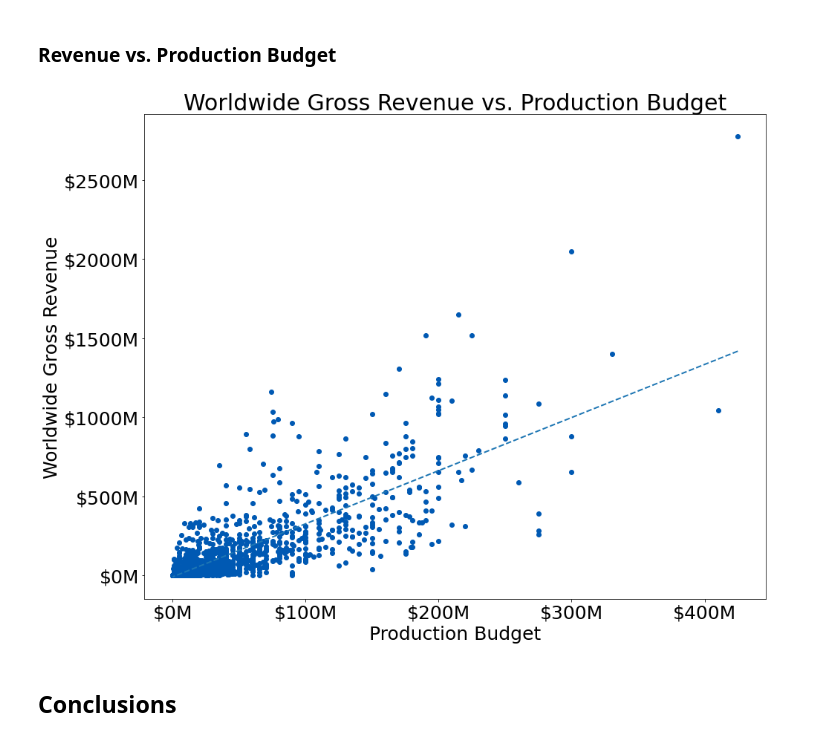
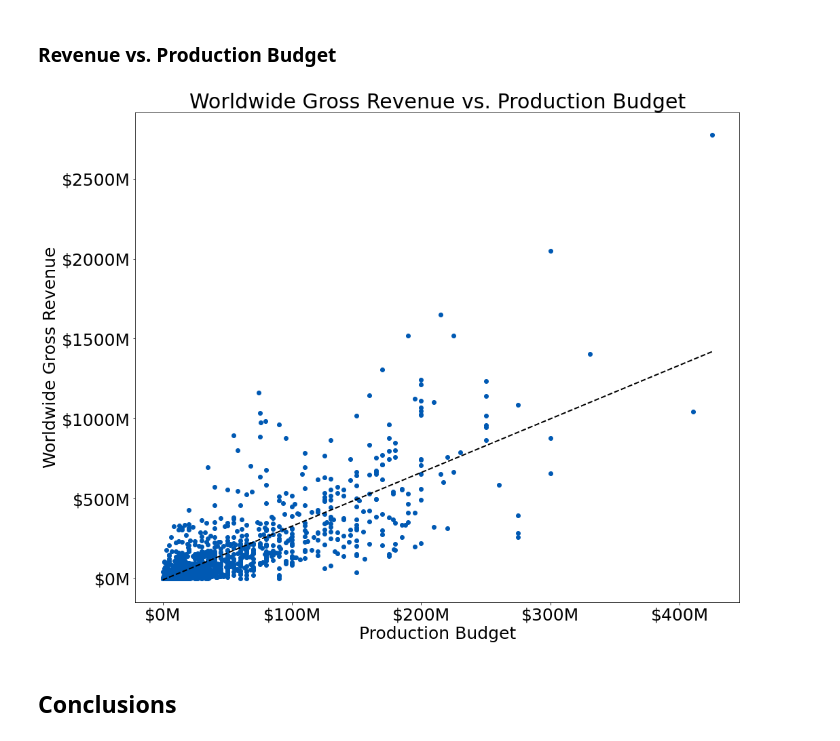
Before and after one commit to ThomasHChapman/p1_project, a Jupyter notebook: main_notebook.ipynb, the cells around one changed output. Cells and saved outputs as stored; diff of their text form; code cells hidden in the pictures.

```diff
--- a/main_notebook.ipynb
+++ b/main_notebook.ipynb
@@ -626,24 +619,25 @@ plt.savefig('./images/MedianROI_ReleaseMonth', dpi=500)
 # %%
 # Create line of best fit
 m, b = np.polyfit(budget_movies['production_budget'], budget_movies['worldwide_gross'], 1)
 
 fig, ax = plt.subplots(figsize=(15,12), facecolor='white')
 
 ax.scatter(x='production_budget', y='worldwide_gross', data=budget_movies, c ='#0059B3');
 ax.plot(budget_movies['production_budget'], m*(budget_movies['production_budget']) + b, \
-        linestyle= 'dashed', linewidth=2)
+        linestyle= 'dashed', linewidth=2, color='k')
 ax.set_title('Worldwide Gross Revenue vs. Production Budget');
 ax.set_ylabel('Worldwide Gross Revenue');
 ax.set_xlabel('Production Budget');
 ax.ticklabel_format(axis='y', style='plain');
 ax.ticklabel_format(axis='x', style='plain');
 # use currency formula to format axes
 ax.yaxis.set_major_formatter(currency);
 ax.xaxis.set_major_formatter(currency);
+plt.tight_layout()
 
 plt.savefig('./images/WorldwideGrossRevenueByProductionBudget', dpi=500)
 # %% [output]
-[figure, old version]
+[figure, new version]
 # %% [markdown]
 ## Conclusions
 # %% [markdown]
```
Also changed, not shown: parts of 6 cells of this notebook, 14 other files.
